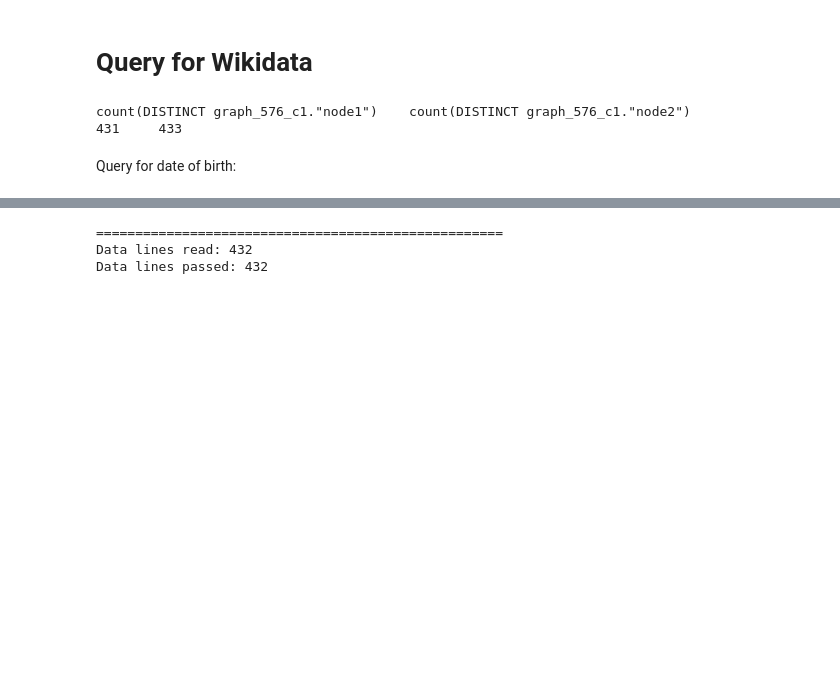
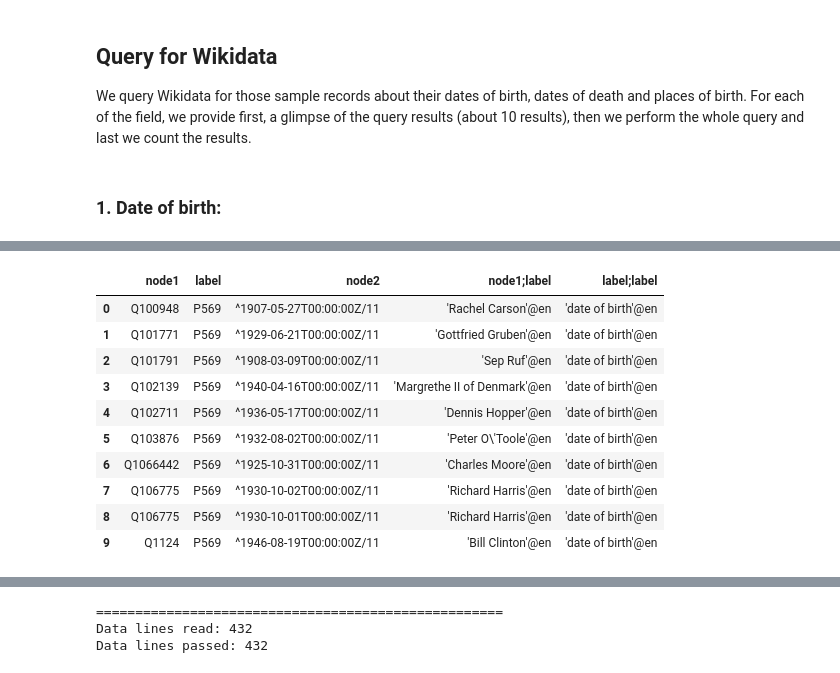
Before and after one commit to usc-isi-i2/hunger-for-knowledge, a Jupyter notebook: examples/getty_query_procedure.ipynb, the cells around one changed output, grey strips where cells are left out. Saved outputs shown, nothing was run; the diff lists cells and outputs as text; code cells hidden in the pictures; blank space fills up the shorter version.

```diff
--- a/examples/getty_query_procedure.ipynb
+++ b/examples/getty_query_procedure.ipynb
@@ -206,11 +295,16 @@ kgtk_environment_variables.append('NEW_ARNOLD')
 # %% [markdown]
-# Query for Wikidata
+## Query for Wikidata
+We query Wikidata for those sample records about their dates of birth, dates of death and places of birth. For each of the field, we provide first, a glimpse of the query results (about 10 results), then we perform the whole query and last we count the results.
-# %%
-!kgtk query -i $ULAN_QNODES \
-    --match '(qnode)-[]->(ulanid)' \
-    --return 'count(distinct qnode), count(distinct ulanid)'
-# %% [output]
-count(DISTINCT graph_576_c1."node1")    count(DISTINCT graph_576_c1."node2")
-431     433
 # %% [markdown]
-Query for date of birth:
+### 1. Date of birth:
+# %%
+%%time
+kgtk("""
+    query -i $SAMPLES $WIKIDATA
+        --match 's: (ulanid)-[]->(qnode),
+                 a: (qnode)-[p:P569]->(birthdate)'
+        --return 'qnode as node1, p.label as label, birthdate as node2'
+        --limit 10
+    / add-labels
+    """)
+# %% [output]
@@ -217 +313,12 @@ Query for date of birth:
+|  | node1 | label | node2 | node1;label | label;label |
+| 0 | Q100948 | P569 | ^1907-05-27T00:00:00Z/11 | 'Rachel Carson'@en | 'date of birth'@en |
+| 1 | Q101771 | P569 | ^1929-06-21T00:00:00Z/11 | 'Gottfried Gruben'@en | 'date of birth'@en |
+| 2 | Q101791 | P569 | ^1908-03-09T00:00:00Z/11 | 'Sep Ruf'@en | 'date of birth'@en |
+| 3 | Q102139 | P569 | ^1940-04-16T00:00:00Z/11 | 'Margrethe II of Denmark'@en | 'date of birth'@en |
+| 4 | Q102711 | P569 | ^1936-05-17T00:00:00Z/11 | 'Dennis Hopper'@en | 'date of birth'@en |
+| 5 | Q103876 | P569 | ^1932-08-02T00:00:00Z/11 | 'Peter O\'Toole'@en | 'date of birth'@en |
+| 6 | Q1066442 | P569 | ^1925-10-31T00:00:00Z/11 | 'Charles Moore'@en | 'date of birth'@en |
+| 7 | Q106775 | P569 | ^1930-10-02T00:00:00Z/11 | 'Richard Harris'@en | 'date of birth'@en |
+| 8 | Q106775 | P569 | ^1930-10-01T00:00:00Z/11 | 'Richard Harris'@en | 'date of birth'@en |
+| 9 | Q1124 | P569 | ^1946-08-19T00:00:00Z/11 | 'Bill Clinton'@en | 'date of birth'@en |
 # %%
```
Also changed, not shown: parts of 101 cells of this notebook.
